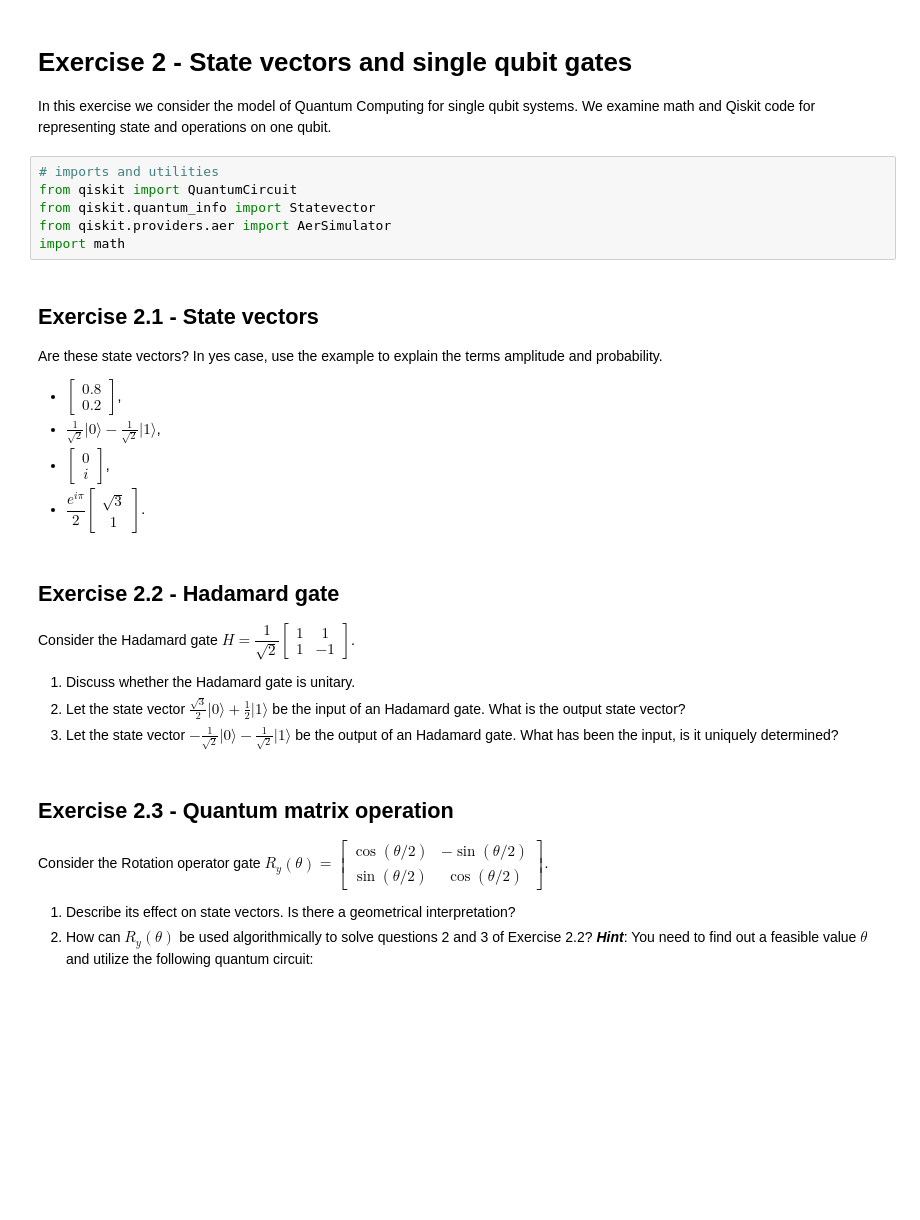
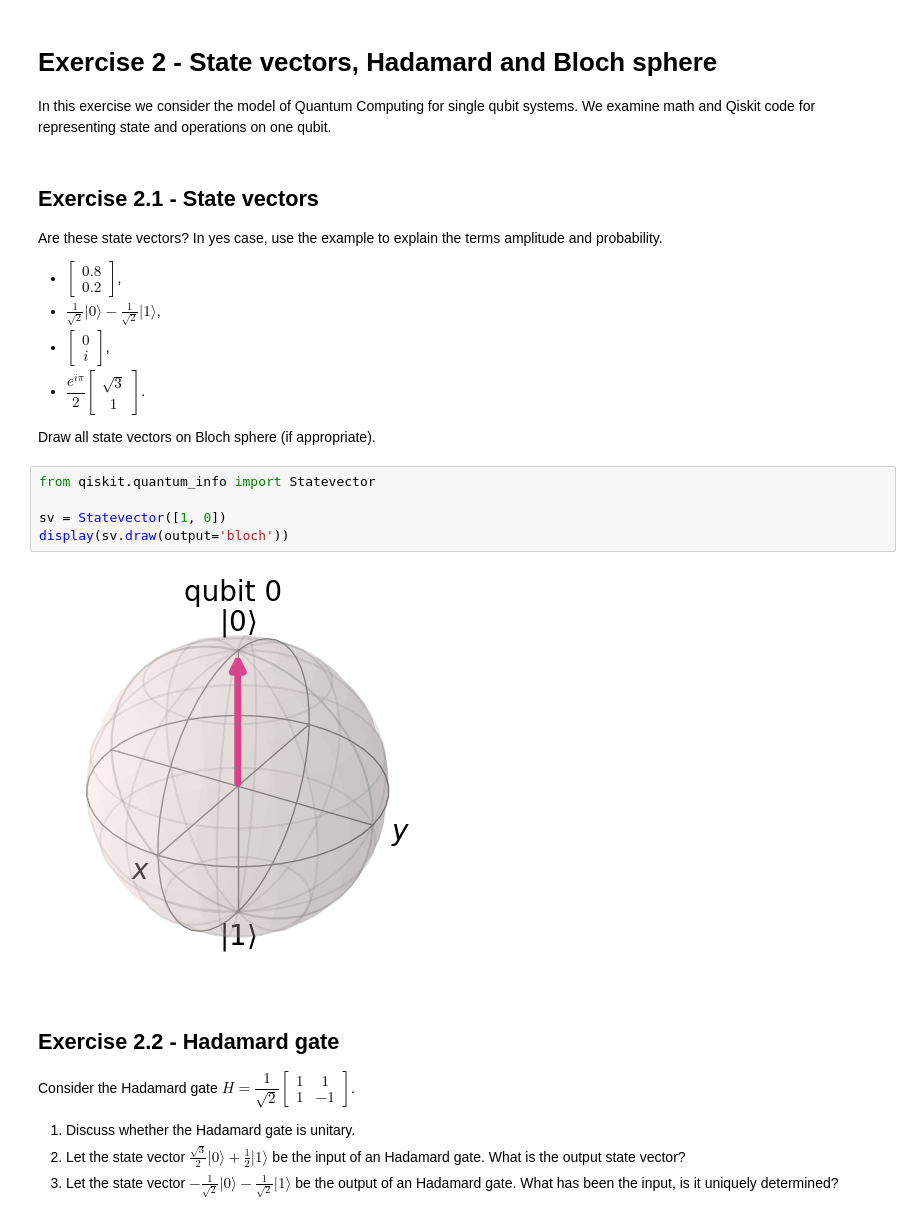
Before and after one commit to oremark24/qc-tud-2023, a Jupyter notebook: 02_State_vectors.ipynb, the cells around one changed output. Cells and saved outputs as stored; diff of their text form; blank space fills up the shorter version.

```diff
--- a/02_State_vectors.ipynb
+++ b/02_State_vectors.ipynb
@@ -1,14 +1,8 @@
 # %% [markdown]
-# Exercise 2 - State vectors and single qubit gates
+# Exercise 2 - State vectors, Hadamard and Bloch sphere
 
 In this exercise we consider the model of Quantum Computing for single qubit systems.
 We examine math and Qiskit code for representing state and operations on one qubit.
-# %%
-# imports and utilities
-from qiskit import QuantumCircuit
-from qiskit.quantum_info import Statevector
-from qiskit.providers.aer import AerSimulator
-import math
 # %% [markdown]
 ## Exercise 2.1 - State vectors
 
@@ -18,18 +12,19 @@ Are these state vectors? In yes case, use the example to explain the terms ampli
 - $\frac{1}{\sqrt{2}}\lvert 0\rangle-\frac{1}{\sqrt{2}}\lvert 1\rangle$,
 - $\begin{bmatrix}0\\i\end{bmatrix}$,
 - $\dfrac{e^{i\pi}}{2}\begin{bmatrix}\sqrt{3}\\1\end{bmatrix}$.
+
+Draw all state vectors on Bloch sphere (if appropriate).
+# %%
+from qiskit.quantum_info import Statevector
+
+sv = Statevector([1, 0])
+display(sv.draw(output='bloch'))
+# %% [output]
+[figure, added]
 # %% [markdown]
 ## Exercise 2.2 - Hadamard gate
 
 Consider the Hadamard gate $H=\dfrac{1}{\sqrt{2}}\begin{bmatrix}1&1\\1&-1\end{bmatrix}$.
 1. Discuss whether the Hadamard gate is unitary.
 2. Let the state vector $\frac{\sqrt{3}}{2}\lvert 0\rangle+\frac{1}{2}\lvert 1\rangle$ be the input of an Hadamard gate. What is the output state vector?
-3. Let the state vector $-\frac{1}{\sqrt{2}}\lvert 0\rangle-\frac{1}{\sqrt{2}}\lvert 1\rangle$ be
-the output of an Hadamard gate. What has been the input, is it uniquely determined?
+3. Let the state vector $-\frac{1}{\sqrt{2}}\lvert 0\rangle-\frac{1}{\sqrt{2}}\lvert 1\rangle$ be the output of an Hadamard gate. What has been the input, is it uniquely determined?
-# %% [markdown]
-## Exercise 2.3 - Quantum matrix operation
-
-Consider the Rotation operator gate $R_y(\theta)=\begin{bmatrix}\cos(\theta/2)&-\sin(\theta/2)\\\sin(\theta/2)&\cos(\theta/2)\end{bmatrix}$.
-
-1. Describe its effect on state vectors. Is there a geometrical interpretation?
-2. How can $R_y(\theta)$ be used algorithmically to solve questions 2 and 3 of Exercise 2.2? ___Hint___: You need to find out a feasible value $\theta$ and utilize the following quantum circuit:
```
Also changed, not shown: parts of 3 cells of this notebook, 1 other file.
